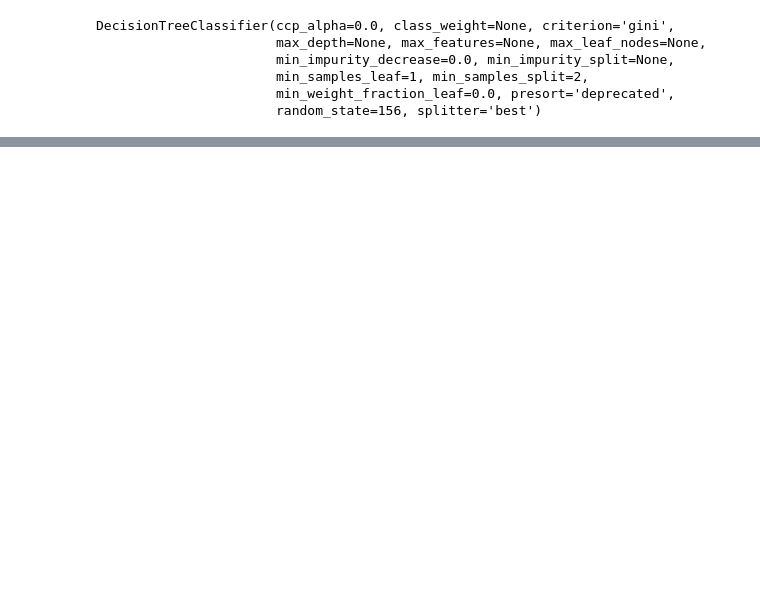
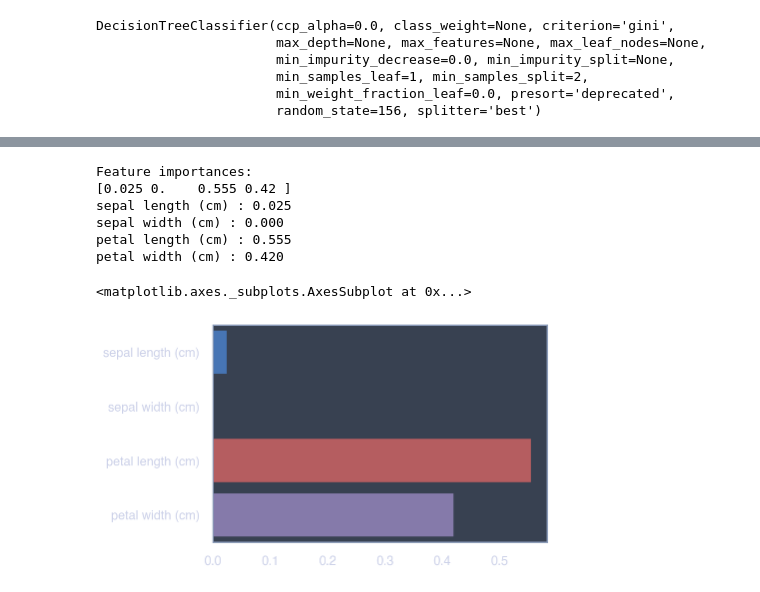
Before and after one commit to kangyeolyoun2/Python_for_Data_Analysis, a Jupyter notebook: kaggle_practice/2_scikit_learn_machine_learning/4_Classification.ipynb, the cells around one changed output, grey strips where cells are left out. Drawn from its saved outputs; the diff is of its cells as text; code cells hidden in the pictures; blank space fills up the shorter version.

```diff
--- a/kaggle_practice/2_scikit_learn_machine_learning/4_Classification.ipynb
+++ b/kaggle_practice/2_scikit_learn_machine_learning/4_Classification.ipynb
@@ -56,3 +56,33 @@ with open("tree.dot") as f:
 graphviz.Source(dot_graph)
 # %% [output]
 [drawing not drawn]
+# %%
+# 결정 트리는 균일도 기반하여 어떠한 속성을 규칙조건으로 선택하느냐가 중요한 요건!
+# 피처의 중요한 역할 지표를 feature_importances_ 속성으로 제공한다!
+# feature별로 중요도 값을 매핑하고 막대그래프로 표현해보자
+from jupyterthemes import jtplot
+jtplot.style(theme="oceans16", context="notebook", ticks=True, grid=False)
+
+import seaborn as sns
+import numpy as np
+%matplotlib inline
+
+# feature importance 추출
+print("Feature importances:\n{0}".format(np.round(dt_clf.feature_importances_, 3)))
+
+# feature별 importance매핑
+for name, value in zip(iris_data.feature_names, dt_clf.feature_importances_):
+    print("{0} : {1:.3f}".format(name, value))
+
+
+#feature importance를 column 별로 시각화하기
+sns.barplot(x=dt_clf.feature_importances_, y = iris_data.feature_names)
+# %% [output]
+Feature importances:
+[0.025 0.    0.555 0.42 ]
+sepal length (cm) : 0.025
+sepal width (cm) : 0.000
+petal length (cm) : 0.555
+petal width (cm) : 0.420
+<matplotlib.axes._subplots.AxesSubplot at 0x...>
+[figure, added]
```
Also changed, not shown: parts of 21 cells of this notebook, 30 other files.
